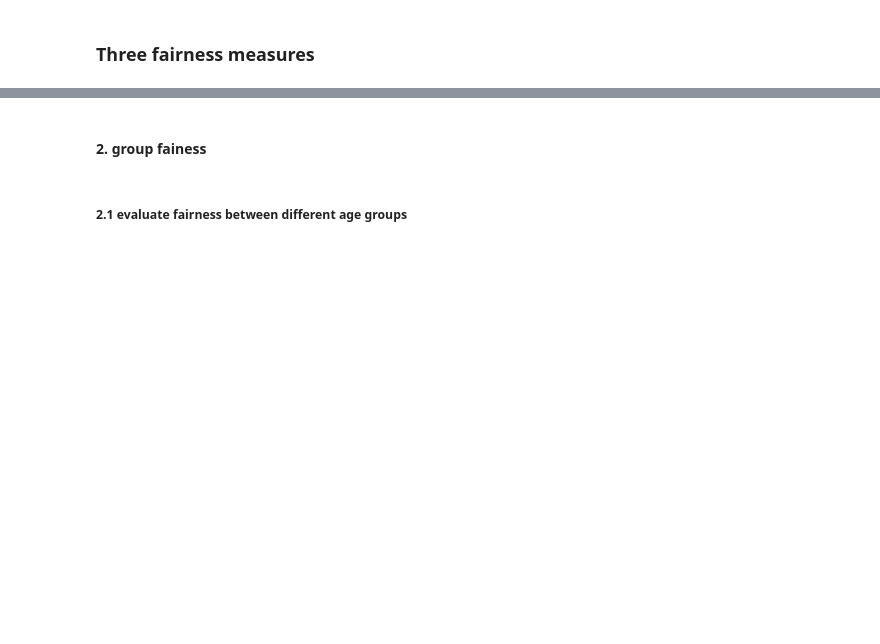
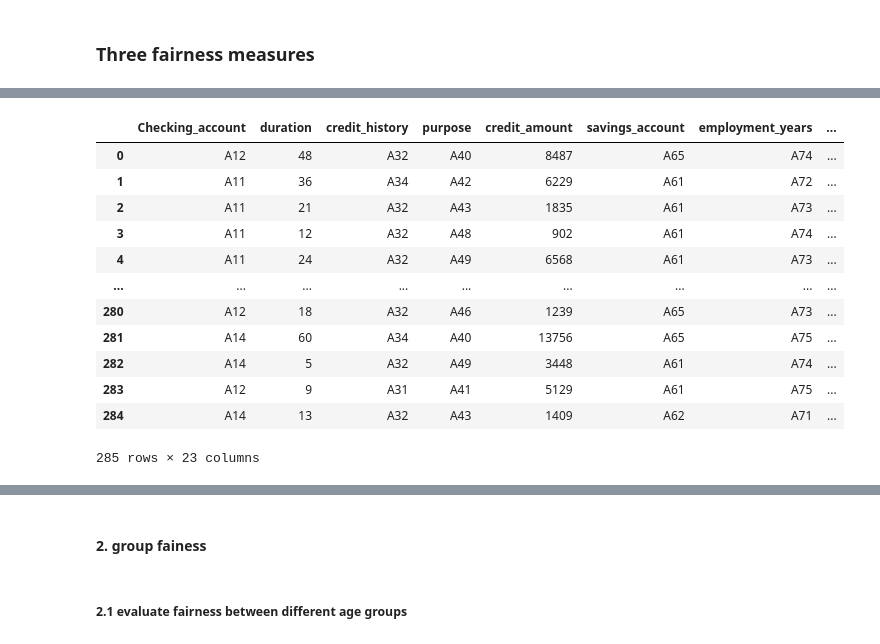
Before and after one commit to chuchugo/seai_i4, a Jupyter notebook: fair_evaluation.ipynb, the cells around one changed output, grey strips where cells are left out. Cells and saved outputs as stored; diff of their text form; code cells hidden in the pictures; blank space fills up the shorter version.

```diff
--- a/fair_evaluation.ipynb
+++ b/fair_evaluation.ipynb
@@ -75,0 +107,36 @@ df_credit.head()
+# %%
+#create test data with swaped age
+
+#df_age_test is the original data
+#df_age_test1 is the the data which changed its age
+df_age_test = df_credit.groupby('Age_cat').head(80).reset_index(drop=True)
+df_age_test = df_age_test.sort_values(by=['Age_cat']).reset_index(drop=True)
+
+df_age_test1 =df_age_test.copy()
+
+def changeAgeCategory(age_cat):
+    if age_cat == 'Student':
+        return 'Young'
+    if age_cat =='Young':
+        return'Adult'
+    if age_cat =="Adult":
+        return 'Senior'
+    if age_cat=='Senior':
+        return 'Student'
+
+df_age_test1['Age_cat'] = df_age_test1['Age_cat'].apply(changeAgeCategory)
+df_age_test1
+# %% [output]
+|  | Checking_account | duration | credit_history | purpose | credit_amount | savings_account | employment_years | ... |
+| 0 | A12 | 48 | A32 | A40 | 8487 | A65 | A74 | ... |
+| 1 | A11 | 36 | A34 | A42 | 6229 | A61 | A72 | ... |
+| 2 | A11 | 21 | A32 | A43 | 1835 | A61 | A73 | ... |
+| 3 | A11 | 12 | A32 | A48 | 902 | A61 | A74 | ... |
+| 4 | A11 | 24 | A32 | A49 | 6568 | A61 | A73 | ... |
+| ... | ... | ... | ... | ... | ... | ... | ... | ... |
+| 280 | A12 | 18 | A32 | A46 | 1239 | A65 | A73 | ... |
+| 281 | A14 | 60 | A34 | A40 | 13756 | A65 | A75 | ... |
+| 282 | A14 | 5 | A32 | A49 | 3448 | A61 | A74 | ... |
+| 283 | A12 | 9 | A31 | A41 | 5129 | A61 | A75 | ... |
+| 284 | A14 | 13 | A32 | A43 | 1409 | A62 | A71 | ... |
+285 rows × 23 columns
```
Also changed, not shown: parts of 18 cells of this notebook, 3 other files.
